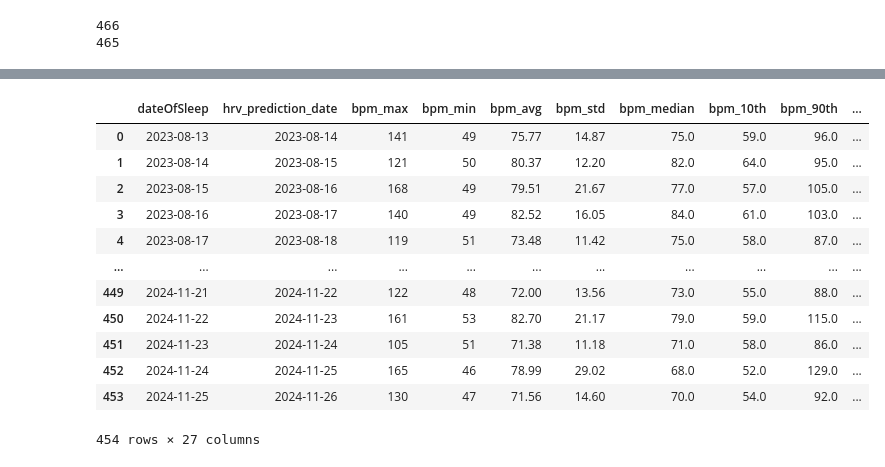
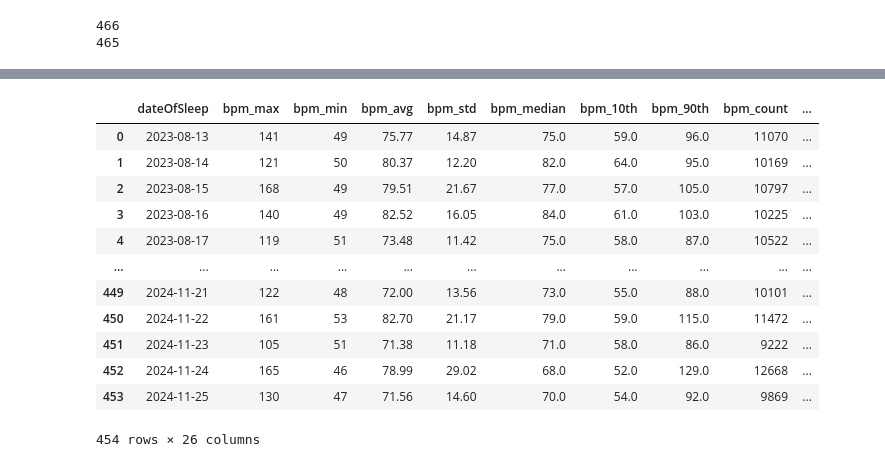
Before and after one commit to Macmachine87/duckdb-fitbit-exploration, a Jupyter notebook: duck_db_exploration.ipynb, the cells around one changed output, grey strips where cells are left out. Cells and saved outputs as stored; diff of their text form; code cells hidden in the pictures.

```diff
--- a/duck_db_exploration.ipynb
+++ b/duck_db_exploration.ipynb
@@ -433,0 +437,3 @@ display(complete_sleep_data.tail(5))
+# %%
+complete_sleep_data = sleep_meta_df.merge(adj_sleep_summary_df, on='logId').sort_values('dateOfSleep')
+display(complete_sleep_data.tail(5))
@@ -481,18 +498,19 @@ final_df = duckdb.sql("""WITH Complete_Sleep AS (
            """).df()
 # %%
 pd.set_option('display.max_columns', None)
+final_df.drop("hrv_prediction_date", axis=1, inplace=True)
 display(final_df)
 # %% [output]
-|  | dateOfSleep | hrv_prediction_date | bpm_max | bpm_min | bpm_avg | bpm_std | bpm_median | bpm_10th | bpm_90th | ... |
-| 0 | 2023-08-13 | 2023-08-14 | 141 | 49 | 75.77 | 14.87 | 75.0 | 59.0 | 96.0 | ... |
-| 1 | 2023-08-14 | 2023-08-15 | 121 | 50 | 80.37 | 12.20 | 82.0 | 64.0 | 95.0 | ... |
-| 2 | 2023-08-15 | 2023-08-16 | 168 | 49 | 79.51 | 21.67 | 77.0 | 57.0 | 105.0 | ... |
-| 3 | 2023-08-16 | 2023-08-17 | 140 | 49 | 82.52 | 16.05 | 84.0 | 61.0 | 103.0 | ... |
-| 4 | 2023-08-17 | 2023-08-18 | 119 | 51 | 73.48 | 11.42 | 75.0 | 58.0 | 87.0 | ... |
+|  | dateOfSleep | bpm_max | bpm_min | bpm_avg | bpm_std | bpm_median | bpm_10th | bpm_90th | bpm_count | ... |
+| 0 | 2023-08-13 | 141 | 49 | 75.77 | 14.87 | 75.0 | 59.0 | 96.0 | 11070 | ... |
+| 1 | 2023-08-14 | 121 | 50 | 80.37 | 12.20 | 82.0 | 64.0 | 95.0 | 10169 | ... |
+| 2 | 2023-08-15 | 168 | 49 | 79.51 | 21.67 | 77.0 | 57.0 | 105.0 | 10797 | ... |
+| 3 | 2023-08-16 | 140 | 49 | 82.52 | 16.05 | 84.0 | 61.0 | 103.0 | 10225 | ... |
+| 4 | 2023-08-17 | 119 | 51 | 73.48 | 11.42 | 75.0 | 58.0 | 87.0 | 10522 | ... |
 | ... | ... | ... | ... | ... | ... | ... | ... | ... | ... | ... |
-| 449 | 2024-11-21 | 2024-11-22 | 122 | 48 | 72.00 | 13.56 | 73.0 | 55.0 | 88.0 | ... |
-| 450 | 2024-11-22 | 2024-11-23 | 161 | 53 | 82.70 | 21.17 | 79.0 | 59.0 | 115.0 | ... |
-| 451 | 2024-11-23 | 2024-11-24 | 105 | 51 | 71.38 | 11.18 | 71.0 | 58.0 | 86.0 | ... |
-| 452 | 2024-11-24 | 2024-11-25 | 165 | 46 | 78.99 | 29.02 | 68.0 | 52.0 | 129.0 | ... |
-| 453 | 2024-11-25 | 2024-11-26 | 130 | 47 | 71.56 | 14.60 | 70.0 | 54.0 | 92.0 | ... |
+| 449 | 2024-11-21 | 122 | 48 | 72.00 | 13.56 | 73.0 | 55.0 | 88.0 | 10101 | ... |
+| 450 | 2024-11-22 | 161 | 53 | 82.70 | 21.17 | 79.0 | 59.0 | 115.0 | 11472 | ... |
+| 451 | 2024-11-23 | 105 | 51 | 71.38 | 11.18 | 71.0 | 58.0 | 86.0 | 9222 | ... |
+| 452 | 2024-11-24 | 165 | 46 | 78.99 | 29.02 | 68.0 | 52.0 | 129.0 | 12668 | ... |
+| 453 | 2024-11-25 | 130 | 47 | 71.56 | 14.60 | 70.0 | 54.0 | 92.0 | 9869 | ... |
-454 rows × 27 columns
+454 rows × 26 columns
```
Also changed, not shown: parts of 18 cells of this notebook, 3 other files.
